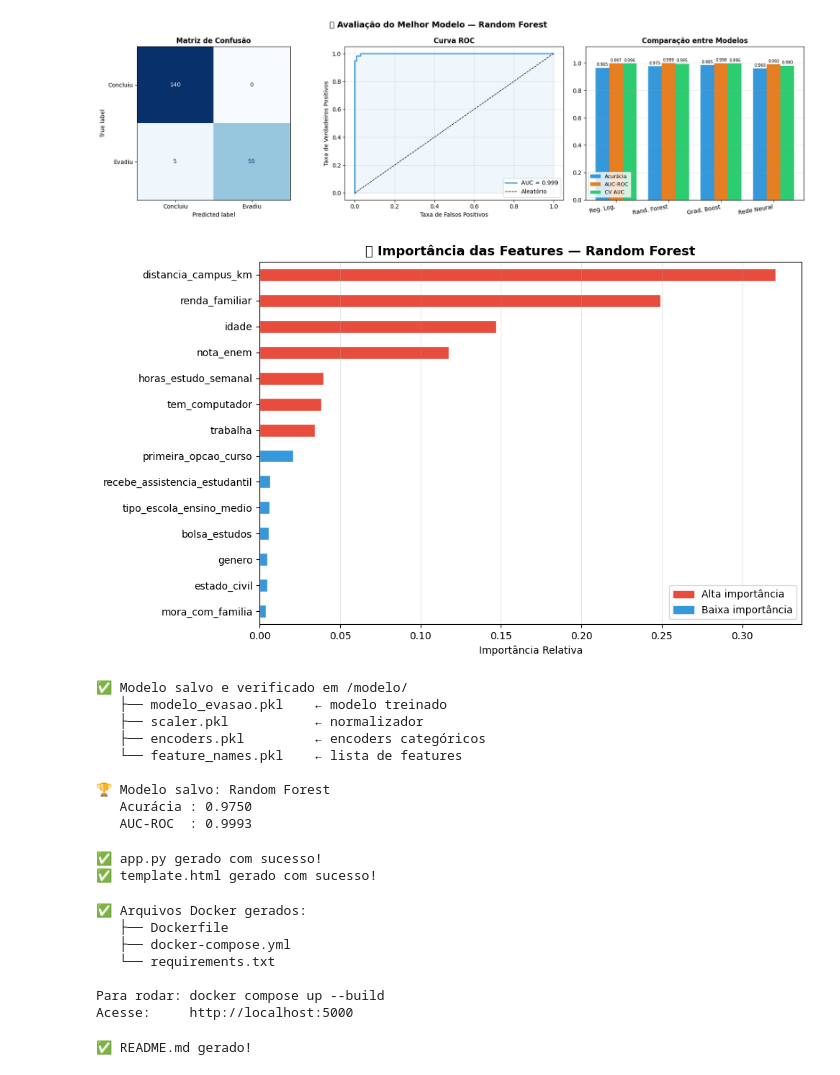
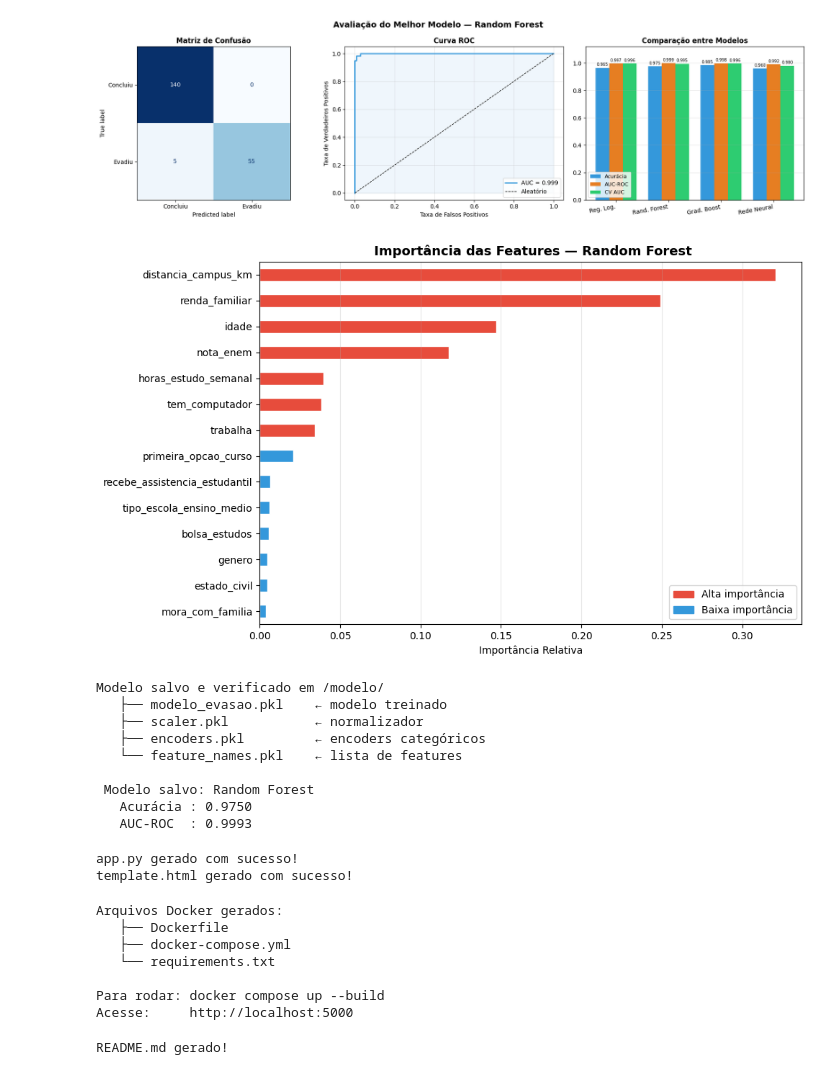
Before and after one commit to lcribeiro1976/Intelig-nciaArtificial, a Jupyter notebook: atividade_2/atividade_2_IA.ipynb, the cells around one changed output. Cells and saved outputs as stored; diff of their text form; code cells hidden in the pictures.

````diff
--- a/atividade_2/atividade_2_IA.ipynb
+++ b/atividade_2/atividade_2_IA.ipynb
@@ -391,25 +391,25 @@ plt.show()
 # %%
 # Importância das Features (para modelos baseados em árvore)
 modelo_rf = resultados['Random Forest']['modelo']
 importancias = pd.Series(modelo_rf.feature_importances_,
                           index=feature_names).sort_values(ascending=True)
 
 fig, ax = plt.subplots(figsize=(10, 6))
 cores = ['#e74c3c' if v > importancias.median() else '#3498db'
          for v in importancias.values]
 importancias.plot(kind='barh', ax=ax, color=cores, edgecolor='white')
-ax.set_title('🔑 Importância das Features — Random Forest',
+ax.set_title(' Importância das Features — Random Forest',
              fontweight='bold', fontsize=13)
 ax.set_xlabel('Importância Relativa')
 ax.grid(axis='x', alpha=0.3)
 patch_alto = mpatches.Patch(color='#e74c3c', label='Alta importância')
 patch_baixo = mpatches.Patch(color='#3498db', label='Baixa importância')
 ax.legend(handles=[patch_alto, patch_baixo])
 plt.tight_layout()
 plt.savefig('feature_importance.png', dpi=120, bbox_inches='tight')
 plt.show()
 # %% [output]
-[figure, old version]
+[figure, new version]
 # %%
 os.makedirs('modelo', exist_ok=True)
 
@@ -423,22 +423,22 @@ modelo_test = joblib.load('modelo/modelo_evasao.pkl')
 pred_test   = modelo_test.predict(X_test)
 assert accuracy_score(y_test, pred_test) == melhor['acc'], 'Erro na verificação!'
 
-print('✅ Modelo salvo e verificado em /modelo/')
+print('Modelo salvo e verificado em /modelo/')
 print('   ├── modelo_evasao.pkl    ← modelo treinado')
 print('   ├── scaler.pkl           ← normalizador')
 print('   ├── encoders.pkl         ← encoders categóricos')
 print('   └── feature_names.pkl    ← lista de features')
-print(f'\n🏆 Modelo salvo: {melhor_nome}')
+print(f'\n Modelo salvo: {melhor_nome}')
 print(f'   Acurácia : {melhor["acc"]:.4f}')
 print(f'   AUC-ROC  : {melhor["auc"]:.4f}')
 # %% [output]
-✅ Modelo salvo e verificado em /modelo/
+Modelo salvo e verificado em /modelo/
    ├── modelo_evasao.pkl    ← modelo treinado
    ├── scaler.pkl           ← normalizador
    ├── encoders.pkl         ← encoders categóricos
    └── feature_names.pkl    ← lista de features
 
-🏆 Modelo salvo: Random Forest
+ Modelo salvo: Random Forest
    Acurácia : 0.9750
    AUC-ROC  : 0.9993
 # %%
@@ -519,7 +519,7 @@ html = """
 </head>
 <body>
 <div class=\"card\">
-  <h1>🎓 Previsão de Evasão</h1>
+  <h1>Previsão de Evasão</h1>
   <p class=\"sub\">Preencha os dados do aluno para obter a previsão do modelo de IA</p>
   <div class=\"grid\">
     <div class=\"group\"><label>Idade</label><input type=\"number\" id=\"idade\" min=\"18\" max=\"34\" value=\"22\"></div>
@@ -537,7 +537,7 @@ html = """
     <div class=\"group\"><label>Assistência Estudantil</label><select id=\"recebe_assistencia_estudantil\"><option>Não</option><option>Sim</option></select></div>
     <div class=\"group\"><label>1ª Opção de Curso</label><select id=\"primeira_opcao_curso\"><option>Sim</option><option>Não</option></select></div>
   </div>
-  <button class=\"btn\" onclick=\"prever()\">🔍 Prever Evasão</button>
+  <button class=\"btn\" onclick=\"prever()\">Prever Evasão</button>
   <div class=\"resultado\" id=\"resultado\">
     <h2 id=\"res-titulo\"></h2>
     <div class=\"barra-wrap\"><div class=\"barra-fill\" id=\"barra\"></div></div>
@@ -554,7 +554,7 @@ async function prever() {
   const div = document.getElementById('resultado');
   div.className = 'resultado ' + (r.evasao ? 'evasao' : 'sem-evasao');
   div.style.display = 'block';
-  document.getElementById('res-titulo').textContent = r.evasao ? '⚠️ Alto Risco de Evasão' : '✅ Baixo Risco de Evasão';
+  document.getElementById('res-titulo').textContent = r.evasao ? 'Alto Risco de Evasão' : 'Baixo Risco de Evasão';
   const pct = (r.probabilidade * 100).toFixed(1);
   const barra = document.getElementById('barra');
   barra.style.width = pct + '%';
@@ -568,11 +568,11 @@ async function prever() {
 with open('template.html', 'w', encoding='utf-8') as f:
     f.write(html)
 
-print('✅ app.py gerado com sucesso!')
-print('✅ template.html gerado com sucesso!')
+print('app.py gerado com sucesso!')
+print('template.html gerado com sucesso!')
 # %% [output]
-✅ app.py gerado com sucesso!
-✅ template.html gerado com sucesso!
+app.py gerado com sucesso!
+template.html gerado com sucesso!
 # %%
 import os
 
@@ -609,14 +609,14 @@ with open('docker-compose.yml', 'w') as f:
 with open('requirements.txt', 'w') as f:
     f.write(REQUIREMENTS)
 
-print('✅ Arquivos Docker gerados:')
+print('Arquivos Docker gerados:')
 print('   ├── Dockerfile')
 print('   ├── docker-compose.yml')
 print('   └── requirements.txt')
 print('\nPara rodar: docker compose up --build')
 print('Acesse:     http://localhost:5000')
 # %% [output]
-✅ Arquivos Docker gerados:
+Arquivos Docker gerados:
    ├── Dockerfile
    ├── docker-compose.yml
    └── requirements.txt
@@ -624,13 +624,13 @@ print('Acesse:     http://localhost:5000')
 Para rodar: docker compose up --build
 Acesse:     http://localhost:5000
 # %%
-README = f'''# 🎓 Previsão de Evasão de Alunos
+README = f'''# Previsão de Evasão de Alunos
 
-## 📌 Objetivo do Projeto
+## Objetivo do Projeto
 Desenvolver um pipeline completo de Inteligência Artificial para prever a evasão
 de alunos, integrando um modelo de Machine Learning a uma aplicação web em Python.
 
-## 📊 Dataset Utilizado
+## Dataset Utilizado
 - **Arquivo**: `dataset_alunos_evasao.csv`
 - **Registros**: 1.000 alunos
 - **Features**: 14 atributos (acadêmicos, socioeconômicos e comportamentais)
@@ -655,7 +655,7 @@ de alunos, integrando um modelo de Machine Learning a uma aplicação web em Pyt
 | recebe_assistencia_estudantil | Categórico | Sim / Não |
 | primeira_opcao_curso | Categórico | Sim / Não |
 
-## 🤖 Modelos Avaliados e Justificativa
+## Modelos Avaliados e Justificativa
 Foram treinados e comparados 4 modelos:
 
 | Modelo | Acurácia | AUC-ROC |
@@ -669,7 +669,7 @@ Foram treinados e comparados 4 modelos:
 outliers, oferece interpretabilidade via feature importance, e não exige
 ajuste fino extensivo de hiperparâmetros.
 
-## 📈 Métricas de Avaliação
+## Métricas de Avaliação
 | Métrica | Uso |
 |---|---|
 | **Acurácia** | % geral de previsões corretas |
@@ -678,7 +678,7 @@ ajuste fino extensivo de hiperparâmetros.
 | **Precisão / Recall / F1** | Avaliação por classe |
 | **Matriz de Confusão** | Visualização dos erros |
 
-## 🚀 Como Executar
+## Como Executar
 
 ### Google Colab (recomendado)
 1. Abra `previsao_evasao_alunos.ipynb` no Google Colab
@@ -697,13 +697,13 @@ python app.py
 # Acesse: http://localhost:5000
 ```
 
-## 🌐 Utilizando a Aplicação Web
+## Utilizando a Aplicação Web
 1. Acesse a URL (ngrok ou localhost:5000)
 2. Preencha os 14 campos do formulário com os dados do aluno
 3. Clique em **Prever Evasão**
-4. Resultado: risco (Alto ⚠️ / Baixo ✅) + barra de probabilidade
+4. Resultado: risco (Alto / Baixo ) + barra de probabilidade
 
-## 📂 Estrutura do Repositório
+## Estrutura do Repositório
 ```
 ├── previsao_evasao_alunos.ipynb   # Notebook principal (Colab)
 ├── app.py                          # Aplicação web Flask
@@ -722,9 +722,9 @@ python app.py
 
 with open('README.md', 'w', encoding='utf-8') as f:
     f.write(README)
-print('✅ README.md gerado!')
+print('README.md gerado!')
 # %% [output]
-✅ README.md gerado!
+README.md gerado!
 # %%
 import zipfile, os
 from google.colab import files
````
Also changed, not shown: parts of 11 cells of this notebook.
